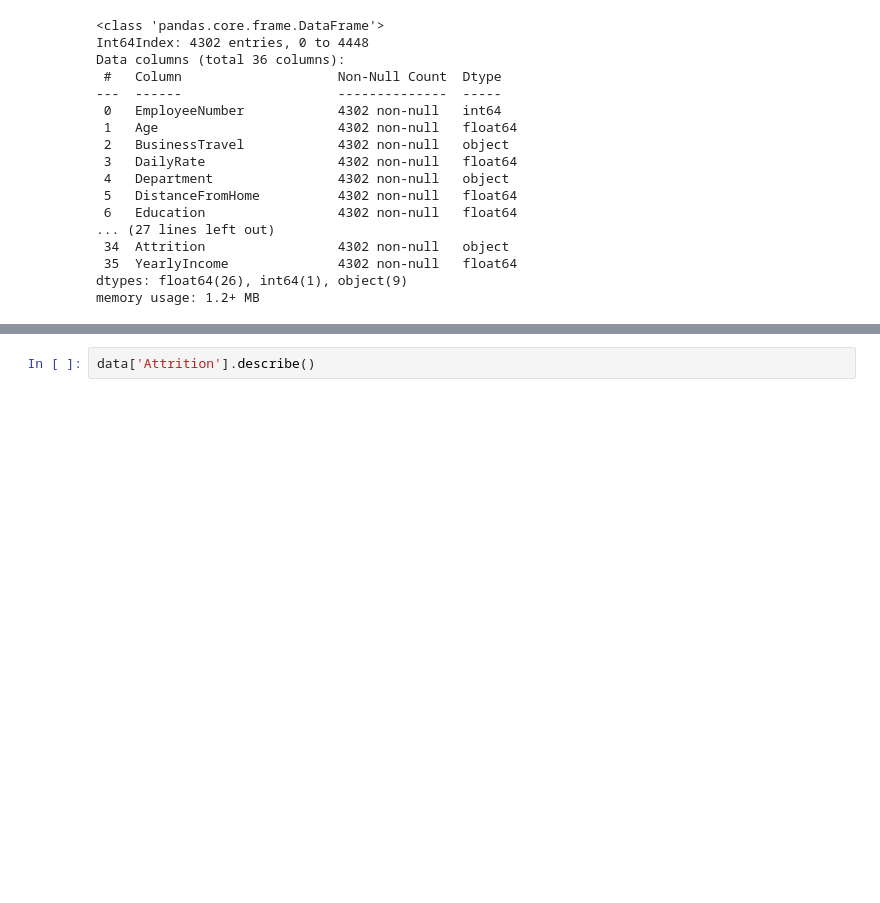
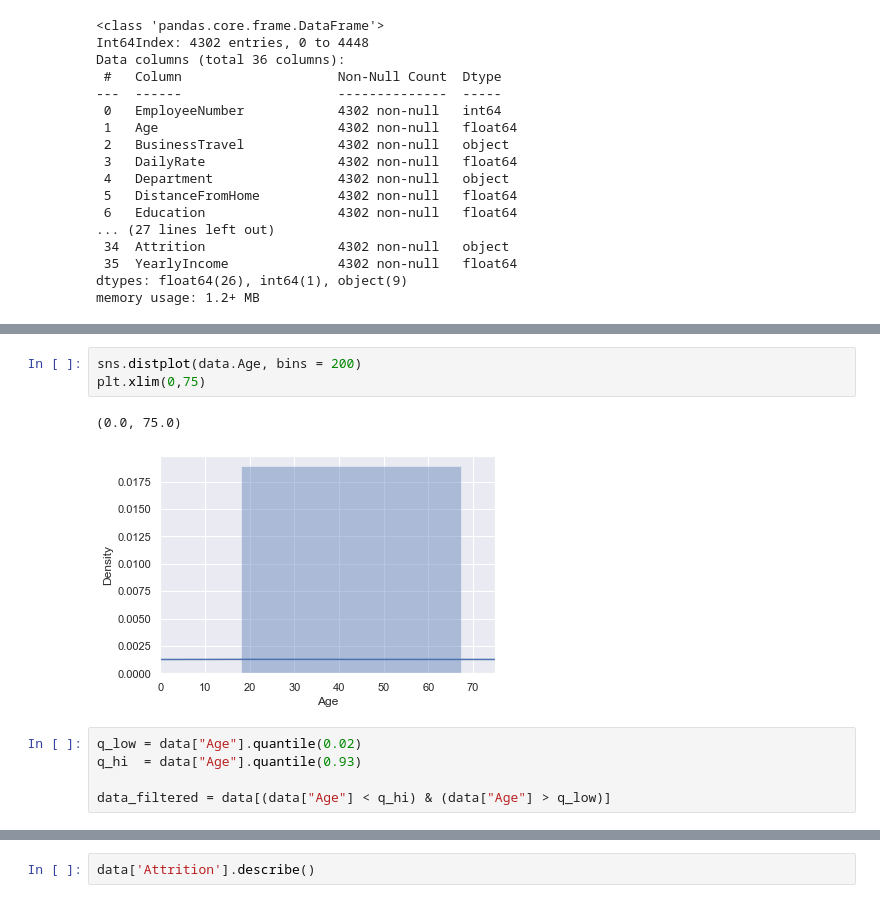
Before and after one commit to 19Adio85/Projekt_praktyczny_klasyfikacja, a Jupyter notebook: Klasyfikacja.ipynb, the cells around one changed output, grey strips where cells are left out. Drawn from its saved outputs; the diff is of its cells as text; blank space fills up the shorter version.

```diff
--- a/Klasyfikacja.ipynb
+++ b/Klasyfikacja.ipynb
@@ -163,0 +169,11 @@ import pandas_profili
+# %%
+sns.distplot(data.Age, bins = 200)
+plt.xlim(0,75)
+# %% [output]
+(0.0, 75.0)
+[figure, added]
+# %%
+q_low = data["Age"].quantile(0.02)
+q_hi  = data["Age"].quantile(0.93)
+
+data_filtered = data[(data["Age"] < q_hi) & (data["Age"] > q_low)]
```
Also changed, not shown: parts of 10 cells of this notebook.
